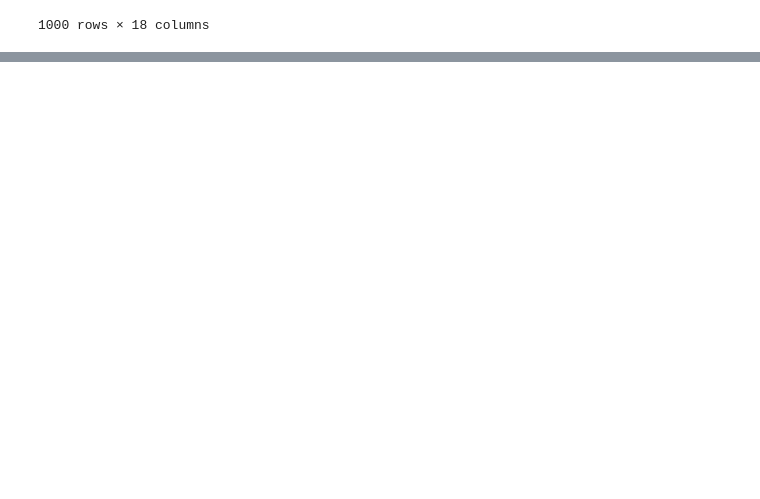
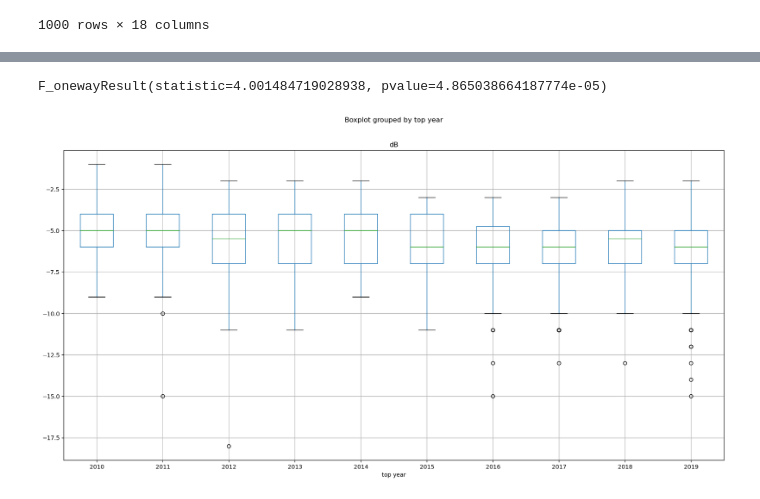
Before and after one commit to codyallison/Spotify-Top-Hits-Data-Analysis, a Jupyter notebook: Data/2010_2019_playlist.ipynb, the cells around one changed output, grey strips where cells are left out. Drawn from its saved outputs; the diff is of its cells as text; code cells hidden in the pictures; blank space fills up the shorter version.

```diff
--- a/Data/2010_2019_playlist.ipynb
+++ b/Data/2010_2019_playlist.ipynb
@@ -72,0 +128,16 @@ tracks_2010s_df
+# %%
+tracks_2010s_df.boxplot("dB", by="top year", figsize=(20, 10))
+group0 = tracks_2010s_df[tracks_2010s_df["top year"] == 2010]["dB"]
+group1 = tracks_2010s_df[tracks_2010s_df["top year"] == 2011]["dB"]
+group2 = tracks_2010s_df[tracks_2010s_df["top year"] == 2012]["dB"]
+group3 = tracks_2010s_df[tracks_2010s_df["top year"] == 2013]["dB"]
+group4 = tracks_2010s_df[tracks_2010s_df["top year"] == 2014]["dB"]
+group5 = tracks_2010s_df[tracks_2010s_df["top year"] == 2015]["dB"]
+group6 = tracks_2010s_df[tracks_2010s_df["top year"] == 2016]["dB"]
+group7 = tracks_2010s_df[tracks_2010s_df["top year"] == 2017]["dB"]
+group8 = tracks_2010s_df[tracks_2010s_df["top year"] == 2018]["dB"]
+group9 = tracks_2010s_df[tracks_2010s_df["top year"] == 2019]["dB"]
+stats.f_oneway(group0, group1, group2, group3, group4, group5, group6, group7, group8, group9)
+# %% [output]
+F_onewayResult(statistic=4.001484719028938, pvalue=4.865038664187774e-05)
+[figure, added]
```
Also changed, not shown: parts of 12 cells of this notebook.
